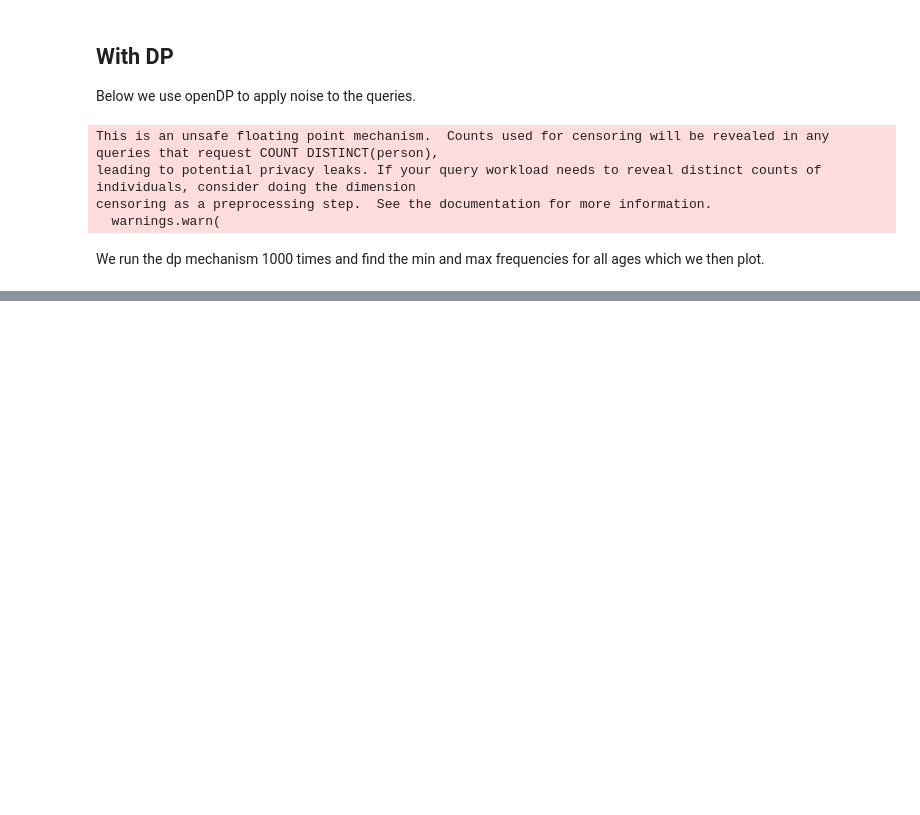
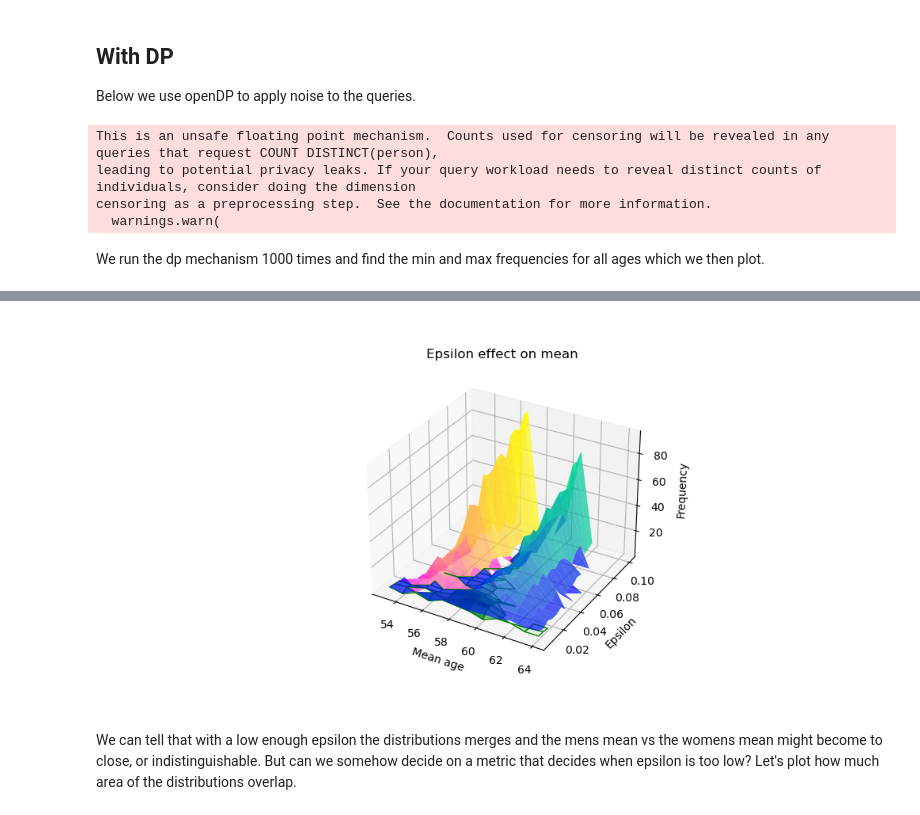
Before and after one commit to EatOreo/DifferentialPrivacyBiasExperiments, a Jupyter notebook: Main.ipynb, the cells around one changed output, grey strips where cells are left out. Saved outputs shown, nothing was run; the diff lists cells and outputs as text; code cells hidden in the pictures; blank space fills up the shorter version.

```diff
--- a/Main.ipynb
+++ b/Main.ipynb
@@ -236,0 +196,14 @@ plt.show()
+# %%
+def means(eps, times):
+    privacy_ = Privacy(epsilon=eps, delta=delta)
+    reader_ = snsql.from_connection(df, privacy=privacy_, metadata=metadata)
+    means_ = pd.DataFrame(columns=['F', 'M'])
+    for i in range(times):
+        result_ = reader_.execute('SELECT gender, AVG(age) as age FROM MyTable GROUP BY gender')
+        means_ = pd.concat([means_, pd.DataFrame([result_[1], result_[2]], columns=result_[0]).pivot_table(columns=['F', 'M'])])
+    return means_
+# %%
+meansByEpsilon = {}
+for i in range(20):
+    eps = round(0.1 - (0.005 * i), 3)
+    meansByEpsilon[eps] = means(eps, 100)
@@ -236,0 +228,59 @@ plt.show()
+# %%
+import numpy as np
+import matplotlib.pyplot as plt
+
+%matplotlib widget
+plt.rcParams['figure.figsize'] = [10, 5] #size
+
+# function for z axis
+def fw(x, y):
+    y = round(y, 3)
+    r = meansByEpsilon[y]['F'].where(round(meansByEpsilon[y].F) == x).count()
+    return r if r > 0 else np.nan
+
+def fm(x, y):
+    y = round(y, 3)
+    r = meansByEpsilon[y]['M'].where(round(meansByEpsilon[y].M) == x).count()
+    return r if r > 0 else np.nan
+
+# x and y axis
+x = np.linspace(53, 64, 12) #age
+y = np.linspace(0.1, 0.005, 20) #espilon
+X, Y = np.meshgrid(x, y)
+
+# women
+Zw = np.zeros([20, 12])
+for i in range(20):
+    for j in range(12):
+        Zw[i][j] = fw(X[i][j], Y[i][j])
+
+# men
+Zm = np.zeros([20, 12])
+for i in range(20):
+    for j in range(12):
+        Zm[i][j] = fm(X[i][j], Y[i][j])
+
+# intersection
+Zi = np.zeros([20, 12])
+for i in range(20):
+    for j in range(12):
+        w_ = Zw[i][j]
+        m_ = Zm[i][j]
+        if w_ > 0 and m_ > 0:
+            Zi[i][j] = min(w_, m_)
+        else:
+            Zi[i][j] = np.nan
+
+fig = plt.figure()
+ax = plt.axes(projection ='3d')
+ax.plot_surface(X, Y, Zm, cmap ='spring', alpha=0.7, label='women')
+ax.plot_surface(X, Y, Zw, cmap ='winter', alpha=0.7, label='men')
+ax.plot_surface(X, Y, Zi, cmap ='Greens', alpha=1, label='intersection', edgecolors='g')
+ax.set_ylabel('Epsilon')
+ax.set_xlabel('Mean age')
+ax.set_zlabel('Frequency')
+ax.set_title('Epsilon effect on mean');
+# %% [output]
+[figure, added]
+# %% [markdown]
+We can tell that with a low enough epsilon the distributions merges and the mens mean vs the womens mean might become to close, or indistinguishable. But can we somehow decide on a metric that decides when epsilon is too low? Let's plot how much area of the distributions overlap.
```
Also changed, not shown: parts of 24 cells of this notebook.
